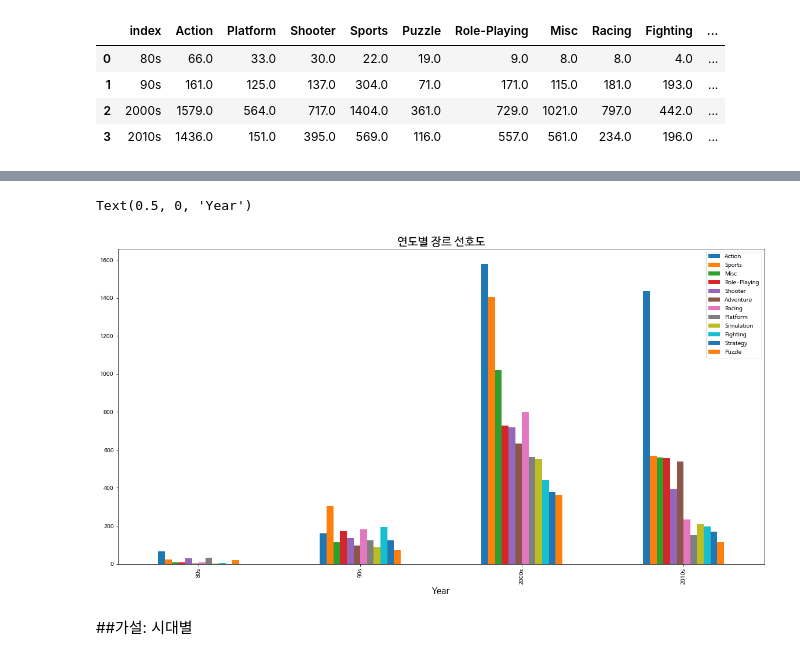
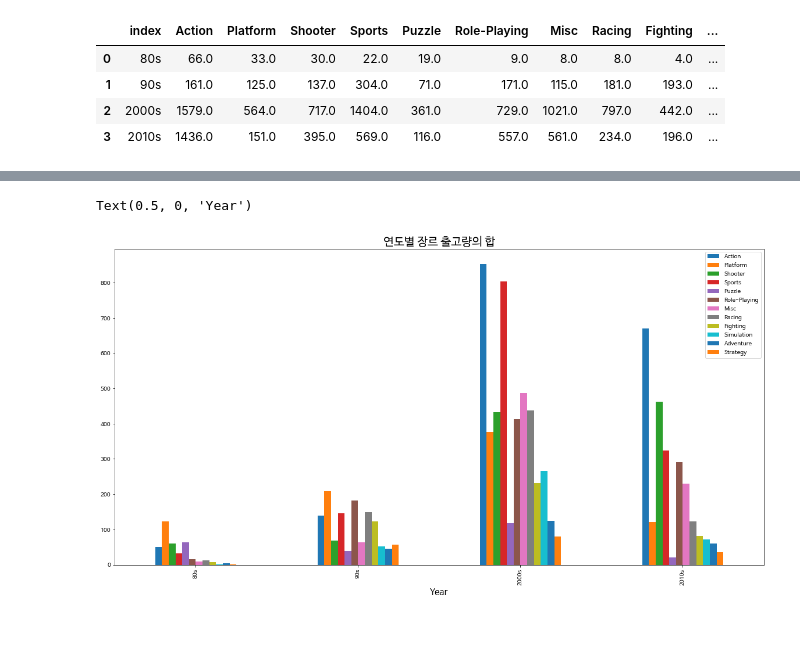
Before and after one commit to poandpo/project-, a Jupyter notebook: project1.ipynb, the cells around one changed output, grey strips where cells are left out. Drawn from its saved outputs; the diff is of its cells as text; code cells hidden in the pictures; blank space fills up the shorter version.

```diff
--- a/project1.ipynb
+++ b/project1.ipynb
@@ -345,6 +357,7 @@ df['Year'].value_counts(dropna = False)
 Name: Year, dtype: int64
 # %%
 df_Y=df.sort_values(by=['Year'], axis=0) #year피쳐 기준으로 정렬
+df_Y=df_Y.sort_values(by=['Platform'], axis=0)
 df_Y
 # %% [output]
 |  | Name | Platform | Year | Genre | Publisher | NA_Sales | EU_Sales | JP_Sales | Other_Sales | ... |
@@ -398,3 +412,14 @@ df_Y_v_1
 | 1 | 90s | 161.0 | 125.0 | 137.0 | 304.0 | 71.0 | 171.0 | 115.0 | 181.0 | 193.0 | ... |
 | 2 | 2000s | 1579.0 | 564.0 | 717.0 | 1404.0 | 361.0 | 729.0 | 1021.0 | 797.0 | 442.0 | ... |
 | 3 | 2010s | 1436.0 | 151.0 | 395.0 | 569.0 | 116.0 | 557.0 | 561.0 | 234.0 | 196.0 | ... |
+# %%
+import seaborn as sns
+import matplotlib.pyplot as plt
+
+area_category=['Action',	'Platform',	'Shooter',	'Sports',	'Puzzle',	'Role-Playing','Misc',	'Racing',	'Fighting',	'Simulation',	'Adventure',	'Strategy']
+
+df_Y_v_1.plot(x= 'index', y=area_category, kind="bar",figsize=(20,10))
+
+plt.title('연도별 장르 갯수',fontsize=20) ## 타이틀 출력
+plt.xlabel('Year',fontsize=15) ## x축 라벨 출력
+#plt.ylabel('') ## y축 라벨 출력
@@ -400,0 +431,12 @@ df_Y_v_1
+# %%
+id= n_s.groupby(by=['Genre'],as_index=False).sum()['Genre']
+e_s_1=e_s.groupby(by=['Genre'],as_index=False).sum()['Total_sales']
+n_s_1=n_s.groupby(by=['Genre'],as_index=False).sum()['Total_sales']
+nou_s1_1=nou_s1.groupby(by=['Genre'],as_index=False).sum()['Total_sales']
+t1_1=t1.groupby(by=['Genre'],as_index=False).sum()['Total_sales']
+
+df_Y_s=pd.concat([id,e_s_1,n_s_1,nou_s1_1,t1_1], axis=1)
+df_Y_s.columns=['Year','80s','90s','2000s','2010s']
+df_Y_s_=df_Y_s.transpose().reset_index()
+df_Y_s_= df_Y_s_.rename(columns=df_Y_s_.iloc[0]).drop(df_Y_s_.index[0]).drop(labels = "unknown", axis = 1)
+df_Y_s_
@@ -401,13 +449,11 @@ df_Y_v_1
 # %%
 import seaborn as sns
 
-df_Y_v_1.plot(x= 'index', y=area_category, kind="bar",figsize=(20,10))
+df_Y_s_.plot(x= 'Year', y=area_category, kind="bar",figsize=(20,10))
 
-plt.title('연도별 장르 선호도',fontsize=20) ## 타이틀 출력
+plt.title('연도별 장르 출고량의 합',fontsize=20) ## 타이틀 출력
 plt.xlabel('Year',fontsize=15) ## x축 라벨 출력
 #plt.ylabel('') ## y축 라벨 출력
 # %% [output]
 Text(0.5, 0, 'Year')
-[figure, old version]
+[figure, new version]
-# %% [markdown]
-##가설: 시대별
```
Also changed, not shown: parts of 55 cells of this notebook.
